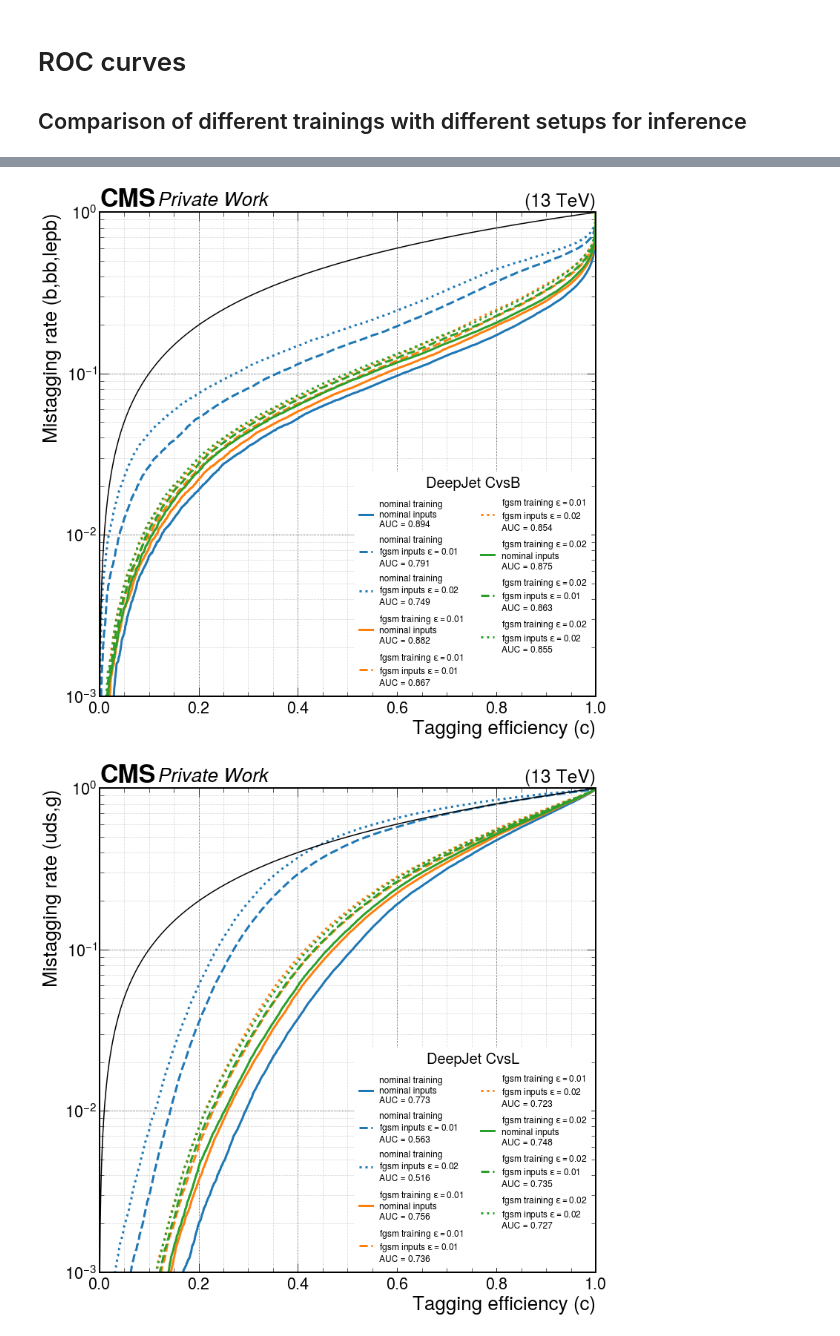
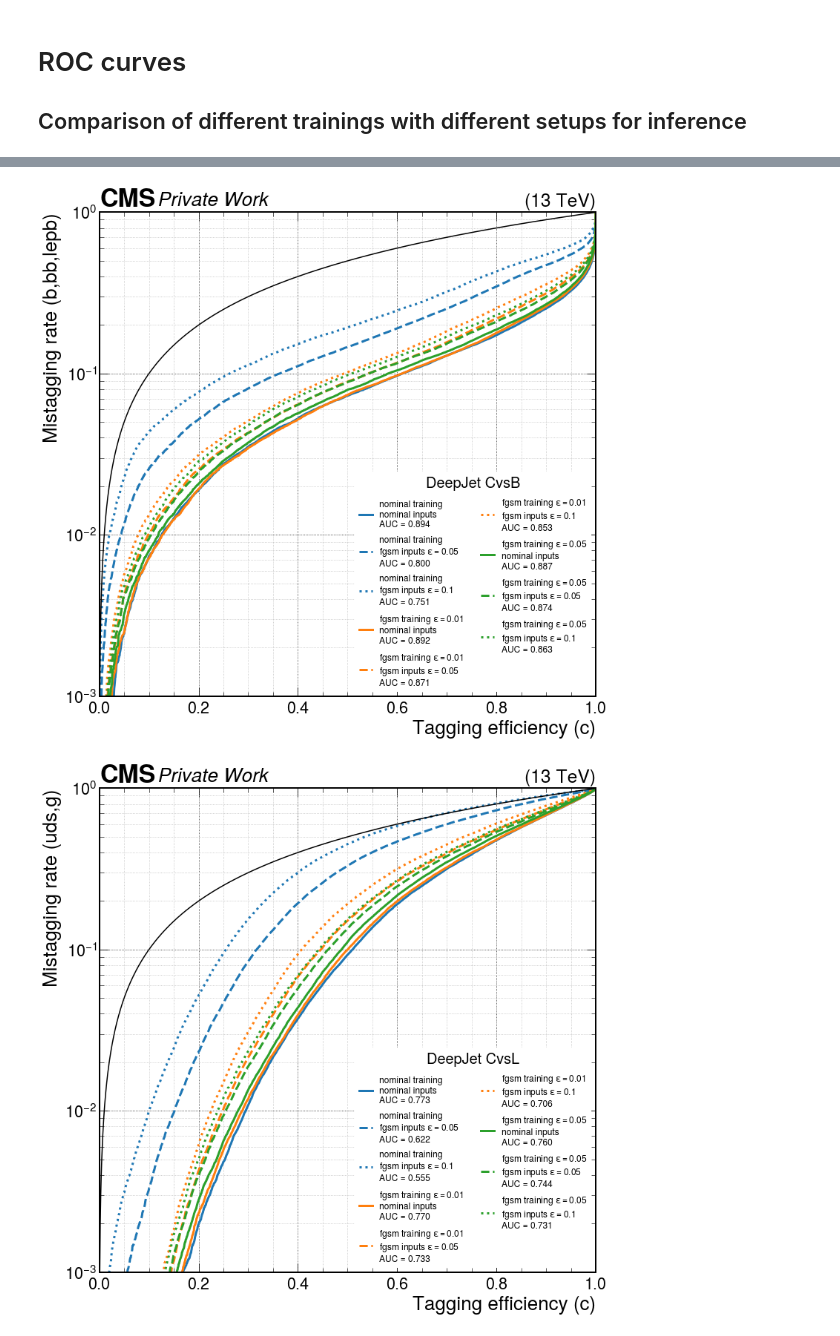
Before and after one commit to hschoenen/DeepJet, a Jupyter notebook: scripts/plot_roc.ipynb, the cells around one changed output, grey strips where cells are left out. Cells and saved outputs as stored; diff of their text form; code cells hidden in the pictures.

```diff
--- a/scripts/plot_roc.ipynb
+++ b/scripts/plot_roc.ipynb
@@ -14,35 +14,37 @@ import mplhep as hep
 plt.style.use(hep.cms.style.ROOT)
 plt.rcParams['axes.axisbelow'] = True
 # %%
-model_names = ['nominal','fgsm-0_01','fgsm-0_02']
-prediction_names = ['nominal','fgsm-0_01','fgsm-0_02']#['nominal','fgsm-0_005','fgsm-0_01','fgsm-0_015','fgsm-0_02','fgsm--0_01']
+model_names = ['nominal','fgsm-0_01','fgsm-0_05']#
+prediction_names = ['nominal','fgsm-0_05','fgsm-0_1']#]#['nominal','fgsm-0_01','fgsm-0_02','fgsm-0_005','fgsm-0_01','fgsm-0_015','fgsm-0_02','fgsm--0_01']
 model_dir = '/net/scratch_cms3a/hschoenen/deepjet/results/'
 save_dir = '/net/scratch_cms3a/hschoenen/deepjet/plots/roc_curves/'
 # %%
 model_labels = {
     'nominal': 'nominal training',
-    'fgsm-0_005': r'fgsm training $\epsilon=0.005$',
     'fgsm-0_01': r'fgsm training $\epsilon=0.01$',
-    'fgsm-0_015': r'fgsm training $\epsilon=0.015$',
     'fgsm-0_02': r'fgsm training $\epsilon=0.02$',
+    'fgsm-0_05': r'fgsm training $\epsilon=0.05$',
+    'fgsm-0_1': r'fgsm training $\epsilon=0.1$',
+    'fgsm-0_01-new_epsilons': r'fgsm training $\epsilon=0.01$ (standardized epsions)',
 }
 prediction_labels = {
     'nominal': 'nominal inputs',
-    'fgsm-0_005': r'fgsm inputs $\epsilon=0.005$',
     'fgsm-0_01': r'fgsm inputs $\epsilon=0.01$',
-    'fgsm-0_015': r'fgsm inputs $\epsilon=0.015$',
     'fgsm-0_02': r'fgsm inputs $\epsilon=0.02$',
-    'fgsm--0_01': r'fgsm inputs $\epsilon=-0.01$',
+    'fgsm-0_05': r'fgsm inputs $\epsilon=0.05$',
+    'fgsm-0_1': r'fgsm inputs $\epsilon=0.1$',
+    'fgsm-0_01-new_epsilons': r'fgsm inputs $\epsilon=0.01$ (standardized epsilons)',
 }
 
 # decide, whether models are plotted in different colors or linestyles
 model_linestyles = False
 
 linestyles = ['solid','dashed','dotted','dashdot']
-colors = ['tab:blue','tab:orange','tab:green', 'tab:purple', 'tab:red', 'tab:olive', 'tab:cyan', 'tab:pink', 'tab:brown', 'tab:grey']
+colors = ['tab:blue','tab:orange','tab:green', 'tab:purple','tab:red',  'tab:olive', 'tab:cyan', 'tab:pink', 'tab:brown', 'tab:grey']
 # %%
 # BvsL
 fig,ax = plt.subplots(figsize=[12,12])
+plt.style.use(hep.cms.style.ROOT)
 ax.set_xlim(left=0.,right=1)
 ax.set_yscale('log')
 ax.set_ylim(bottom=1e-3)
@@ -85,4 +87,5 @@ if len(model_names)*len(prediction_names)>8:
 leg.get_frame().set_linewidth(0.0)
 hep.cms.label(llabel='Private Work',rlabel='(13 TeV)')
 fig.savefig(save_dir + title + '_BvsL_ROC.pdf', bbox_inches='tight')
+fig.savefig('ROC_BvsL.pdf', bbox_inches='tight')
 # %% [output]
@@ -90,6 +93,7 @@ fig.savefig(save_dir + title + '_BvsL_ROC.pdf', bbox_inches='tight')
 # %%
 # CvsB
 fig,ax = plt.subplots(figsize=[12,12])
+plt.style.use(hep.cms.style.ROOT)
 ax.set_xlim(left=0.,right=1)
 ax.set_yscale('log')
 ax.set_ylim(bottom=1e-3)
@@ -132,11 +136,13 @@ if len(model_names)*len(prediction_names)>8:
 leg.get_frame().set_linewidth(0.0)
 hep.cms.label(llabel='Private Work',rlabel='(13 TeV)')
 fig.savefig(save_dir + title + '_CvsB_ROC.pdf', bbox_inches='tight')
+fig.savefig('ROC_CvsB.pdf', bbox_inches='tight')
 # %% [output]
-[figure, old version]
+[figure, new version]
 # %%
 # CvsL
 fig,ax = plt.subplots(figsize=[12,12])
+plt.style.use(hep.cms.style.ROOT)
 ax.set_xlim(left=0.,right=1)
 ax.set_yscale('log')
 ax.set_ylim(bottom=1e-3)
@@ -153,31 +159,32 @@ ax.grid(which='major', alpha=0.95, color='black')
 legtitle = 'CvsL'
 legloc = 'lower right'
 title=''
 for i,model in enumerate(model_names):
     title = title + model + '_'
     for j,prediction in enumerate(prediction_names):
         xya = np.load(model_dir+model+'/predict_'+prediction+'/CvL.npy', allow_pickle=True)
         legend_text = model_labels[model] + '\n' + prediction_labels[prediction] + '\n' + 'AUC = ' + f'{xya[2,0]:.3f}'
         if model_linestyles:
             ax.plot(xya[0], xya[1], linestyle=linestyles[i], color=colors[j], linewidth=3.0, label=legend_text)
         else:
             ax.plot(xya[0], xya[1], linestyle=linestyles[j], color=colors[i], linewidth=3.0, label=legend_text)
 # make ROC=0.5 line
 ax.plot(np.arange(1e-3,1,1e-3),np.arange(1e-3,1,1e-3), color='black')
 # make legend
 if len(model_names)*len(prediction_names)<8:
     leg = ax.legend(title='DeepJet '+legtitle,loc=legloc,fontsize=16,title_fontsize=20,labelspacing=0.7,frameon=True,framealpha=1,facecolor='white')
 else:
     leg = ax.legend(title='DeepJet '+legtitle,loc=legloc,ncols=2,alignment='center',fontsize=12,title_fontsize=20,labelspacing=0.7,frameon=True,framealpha=1,facecolor='white')
 if 'right' in legloc:
     aligned = 'right'
 else:
     aligned = 'left'
 leg._legend_box.align = aligned
 if len(model_names)*len(prediction_names)>8:
     leg._legend_box.align = 'center'
 leg.get_frame().set_linewidth(0.0)
 hep.cms.label(llabel='Private Work',rlabel='(13 TeV)')
 fig.savefig(save_dir + title + '_CvsL_ROC.pdf', bbox_inches='tight')
+fig.savefig('ROC_CvsL.pdf', bbox_inches='tight')
 # %% [output]
-[figure, old version]
+[figure, new version]
```
Also changed, not shown: parts of 1 cell of this notebook, 24 other files.
